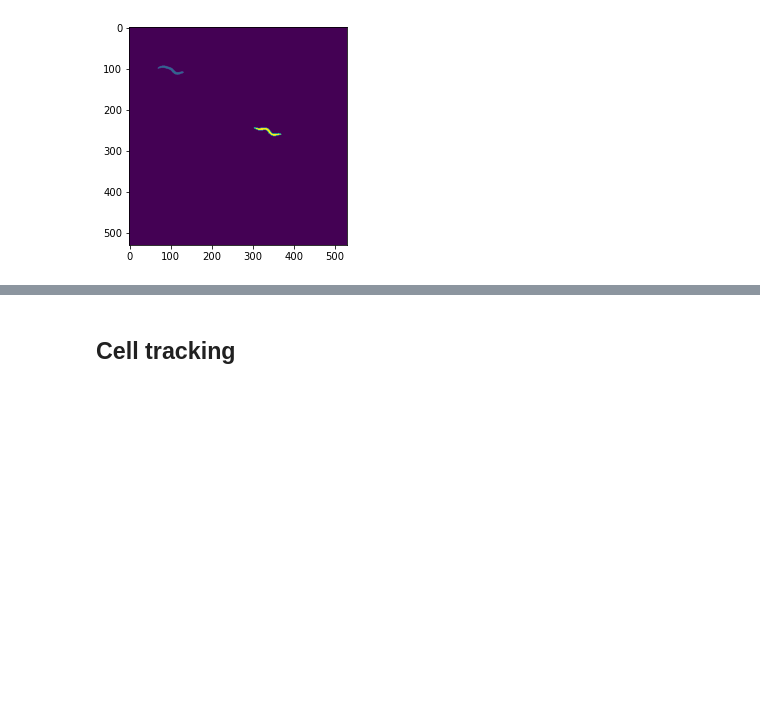
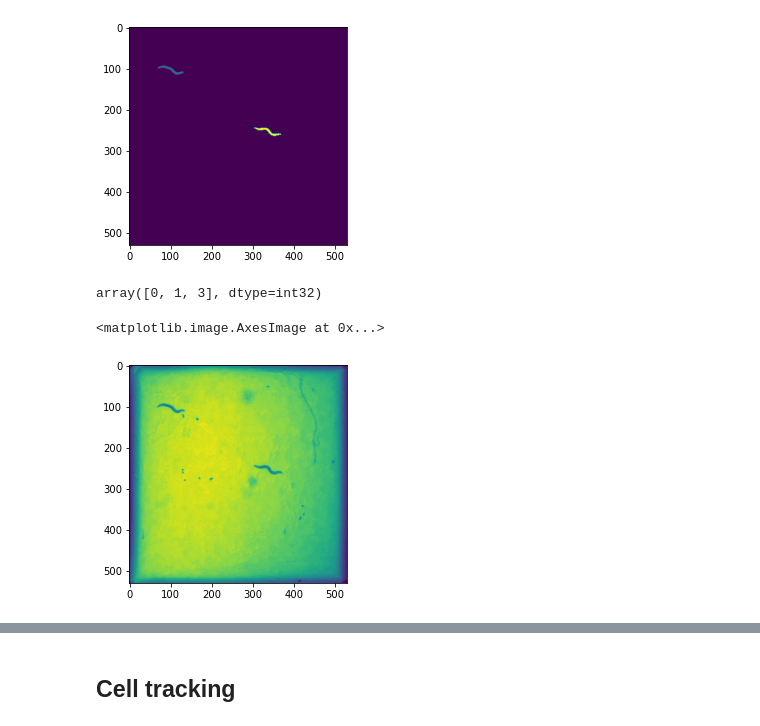
Before and after one commit to RosaryYao/msc_wormtracking, a Jupyter notebook: track_worms_2.ipynb, the cells around one changed output, grey strips where cells are left out. Saved outputs shown, nothing was run; the diff lists cells and outputs as text; code cells hidden in the pictures; blank space fills up the shorter version.

```diff
--- a/track_worms_2.ipynb
+++ b/track_worms_2.ipynb
@@ -311,8 +322,8 @@ plt.imshow(labeled_images[10, ..., 0])
 # %% [markdown]
 ##### 6819_3 B6_2 (or B6_1)
 # %%
-b6_2x = np.load("../6819_3/B6_raw_1.npy")
-b6_2x.shape
+b6_1x = np.load("../6819_3/B6_raw_1.npy")
+b6_1x.shape
 # %% [output]
 (100, 530, 530, 1)
 # %%
@@ -348,3 +361,12 @@ plt.imshow(labeled_images[0, ..., 0])
 # %% [output]
 <matplotlib.image.AxesImage at 0x...>
 [figure]
+# %%
+np.unique(labeled_images[0])
+# %% [output]
+array([0, 1, 3], dtype=int32)
+# %%
+plt.imshow(b6_1x[0])
+# %% [output]
+<matplotlib.image.AxesImage at 0x...>
+[figure, added]
```
Also changed, not shown: parts of 6 cells of this notebook.
